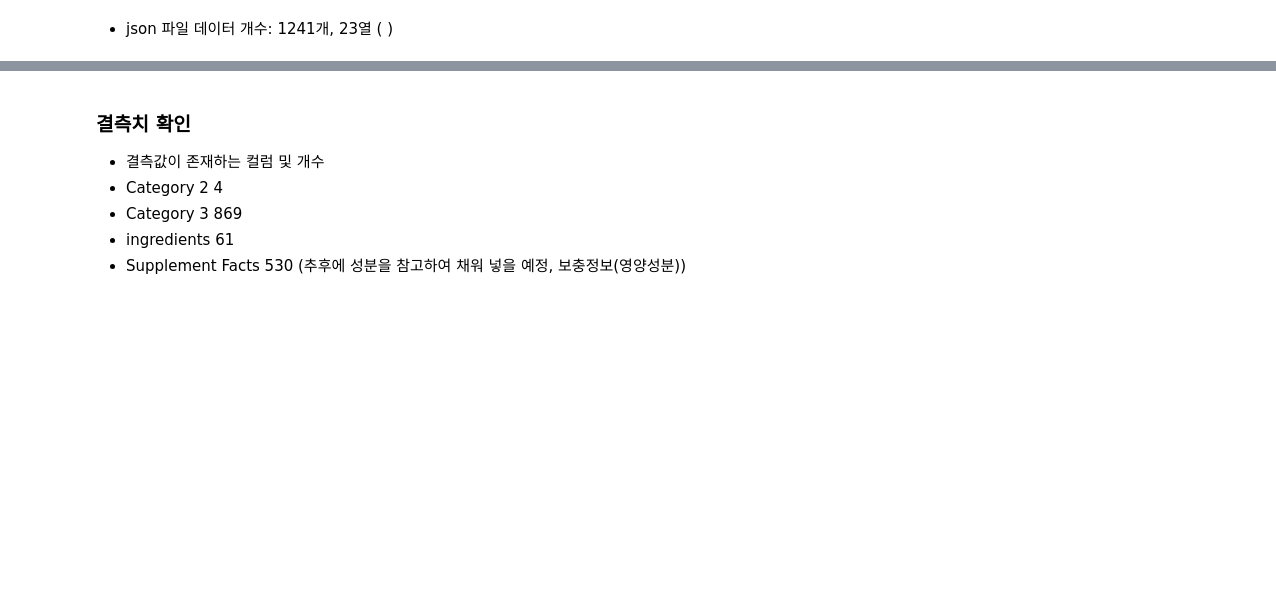
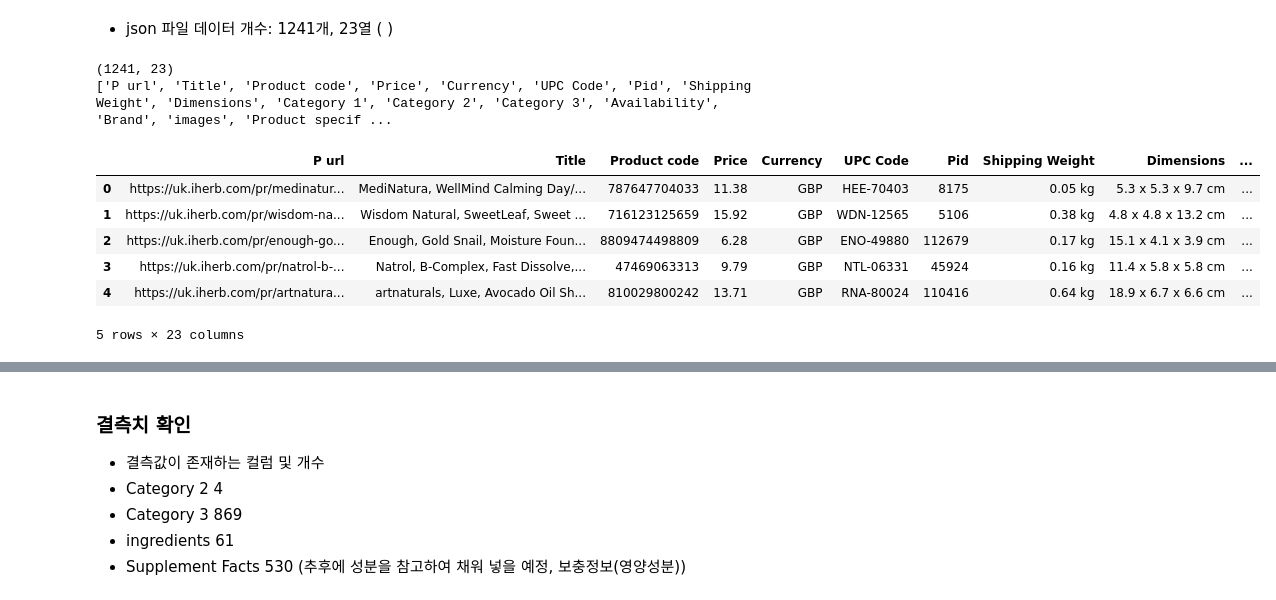
Before and after one commit to yujincode-bon/pjt_personal_agent, a Jupyter notebook: 01_data_load.ipynb, the cells around one changed output, grey strips where cells are left out. Drawn from its saved outputs; the diff is of its cells as text; code cells hidden in the pictures; blank space fills up the shorter version.

```diff
--- a/01_data_load.ipynb
+++ b/01_data_load.ipynb
@@ -11,15 +11,25 @@ import numpy as np
 # %%
 
 # 1) 로드
-fp = '/Users/gim-yujin/Desktop/pjt_personal_agent/영양소 데이터/iherb_data_uk_data_2022_12.json'
+fp = '/Users/gim-yujin/Desktop/pjt_personal_agent/영양소 데이터/JSON 파일 /iherb_data_uk_data_2022_12.json'
 df = pd.read_json(fp, orient='records')   # 파일이 리스트 of dicts 여야 정상
 # 2) 전체 컬럼 확인
 print(df.shape)
 print(df.columns.tolist())
 # 3) 샘플 확인
 display(df.head())
 # 4) 기본 타입 정리
 df['scraped_at'] = pd.to_datetime(df['scraped_at'], dayfirst=True, errors='coerce')
+# %% [output]
+(1241, 23)
+['P url', 'Title', 'Product code', 'Price', 'Currency', 'UPC Code', 'Pid', 'Shipping Weight', 'Dimensions', 'Category 1', 'Category 2', 'Category 3', 'Availability', 'Brand', 'images', 'Product specif ...
+|  | P url | Title | Product code | Price | Currency | UPC Code | Pid | Shipping Weight | Dimensions | ... |
+| 0 | https://uk.iherb.com/pr/medinatur... | MediNatura, WellMind Calming Day/... | 787647704033 | 11.38 | GBP | HEE-70403 | 8175 | 0.05 kg | 5.3 x 5.3 x 9.7 cm | ... |
+| 1 | https://uk.iherb.com/pr/wisdom-na... | Wisdom Natural, SweetLeaf, Sweet ... | 716123125659 | 15.92 | GBP | WDN-12565 | 5106 | 0.38 kg | 4.8 x 4.8 x 13.2 cm | ... |
+| 2 | https://uk.iherb.com/pr/enough-go... | Enough, Gold Snail, Moisture Foun... | 8809474498809 | 6.28 | GBP | ENO-49880 | 112679 | 0.17 kg | 15.1 x 4.1 x 3.9 cm | ... |
+| 3 | https://uk.iherb.com/pr/natrol-b-... | Natrol, B-Complex, Fast Dissolve,... | 47469063313 | 9.79 | GBP | NTL-06331 | 45924 | 0.16 kg | 11.4 x 5.8 x 5.8 cm | ... |
+| 4 | https://uk.iherb.com/pr/artnatura... | artnaturals, Luxe, Avocado Oil Sh... | 810029800242 | 13.71 | GBP | RNA-80024 | 110416 | 0.64 kg | 18.9 x 6.7 x 6.6 cm | ... |
+5 rows × 23 columns
 # %%
 print("##컬럼명 목록")
 print(df.columns)
```
Also changed, not shown: parts of 45 cells of this notebook, 4 other files.
